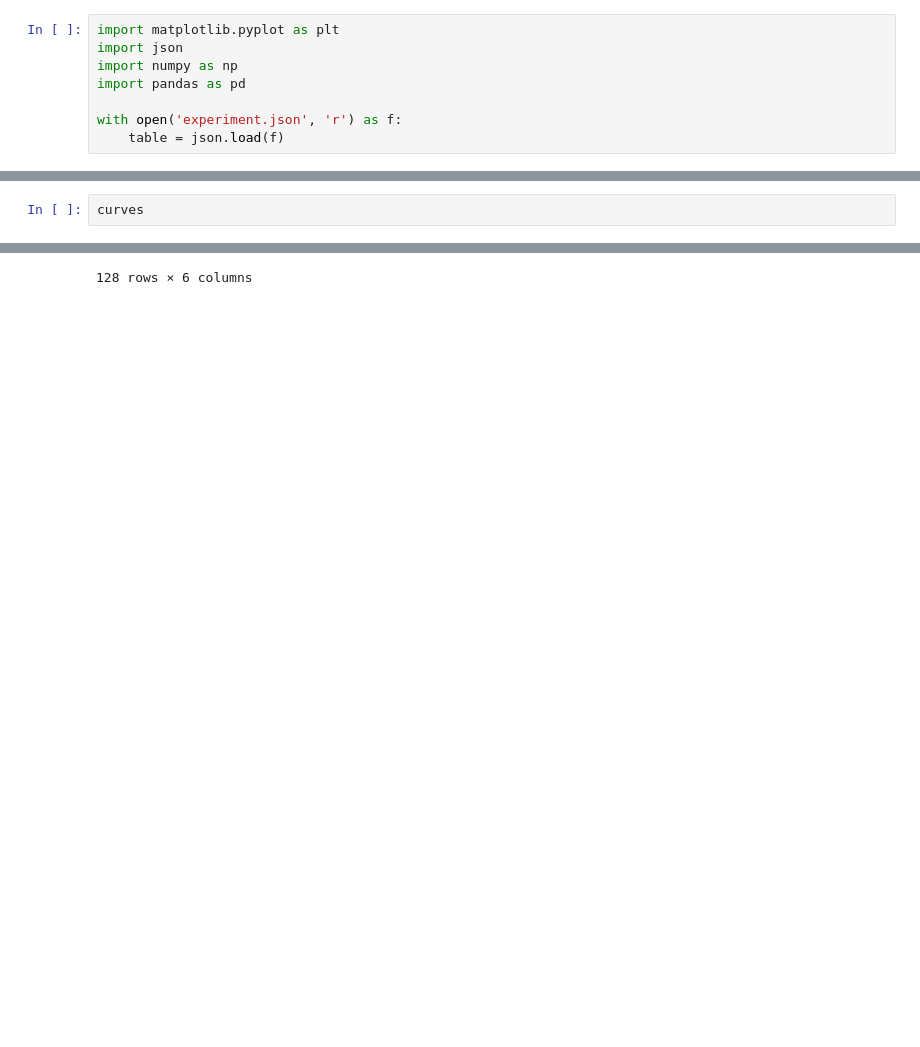
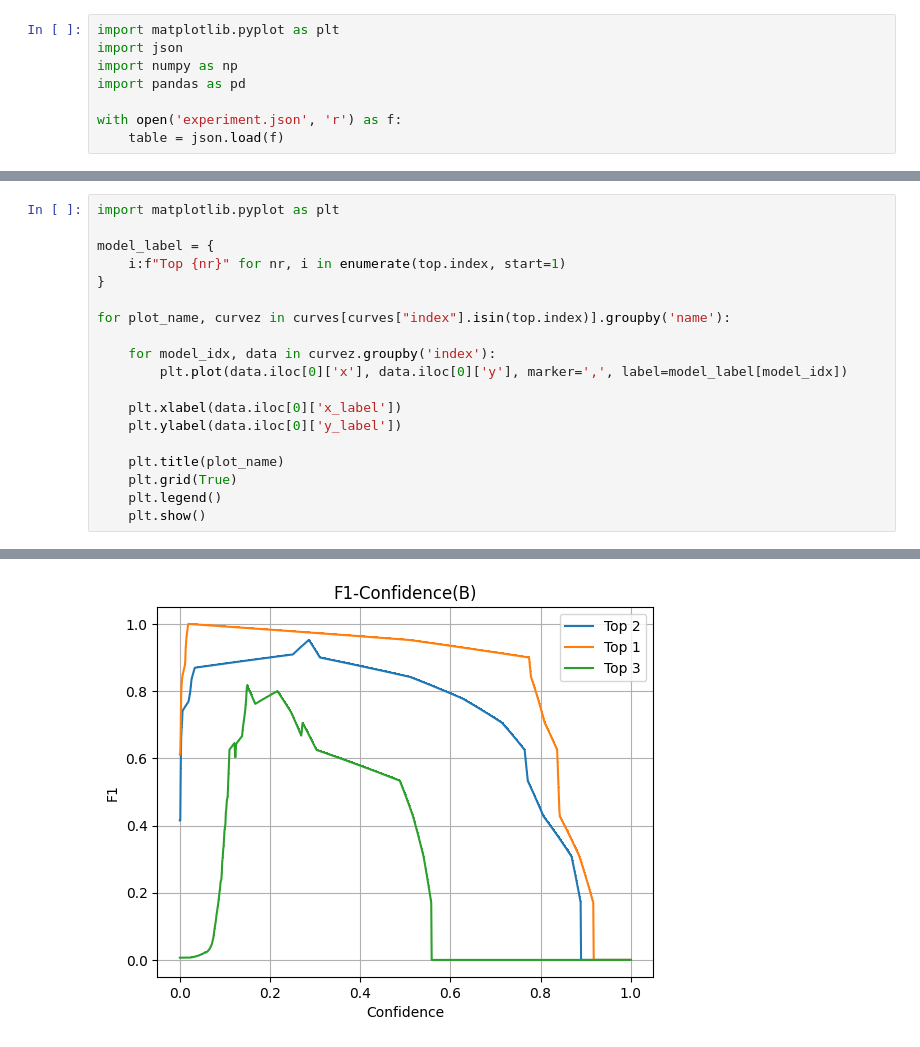
Before and after one commit to gonzalobugueno/od-eval, a Jupyter notebook: plot.ipynb, the cells around one changed output, grey strips where cells are left out. Cells and saved outputs as stored; diff of their text form; blank space fills up the shorter version.

```diff
--- a/plot.ipynb
+++ b/plot.ipynb
@@ -41,3 +60,20 @@ curves = pd.DataFrame(table)
 # %%
-curves
+import matplotlib.pyplot as plt
+
+model_label = {
+    i:f"Top {nr}" for nr, i in enumerate(top.index, start=1)
+}
+
+for plot_name, curvez in curves[curves["index"].isin(top.index)].groupby('name'):
+
+    for model_idx, data in curvez.groupby('index'):
+        plt.plot(data.iloc[0]['x'], data.iloc[0]['y'], marker=',', label=model_label[model_idx])
+
+    plt.xlabel(data.iloc[0]['x_label'])
+    plt.ylabel(data.iloc[0]['y_label'])
+
+    plt.title(plot_name)
+    plt.grid(True)
+    plt.legend()
+    plt.show()
 # %% [output]
@@ -56 +80 @@ curves
-128 rows × 6 columns
+[figure, added]
```
Also changed, not shown: parts of 4 cells of this notebook.
